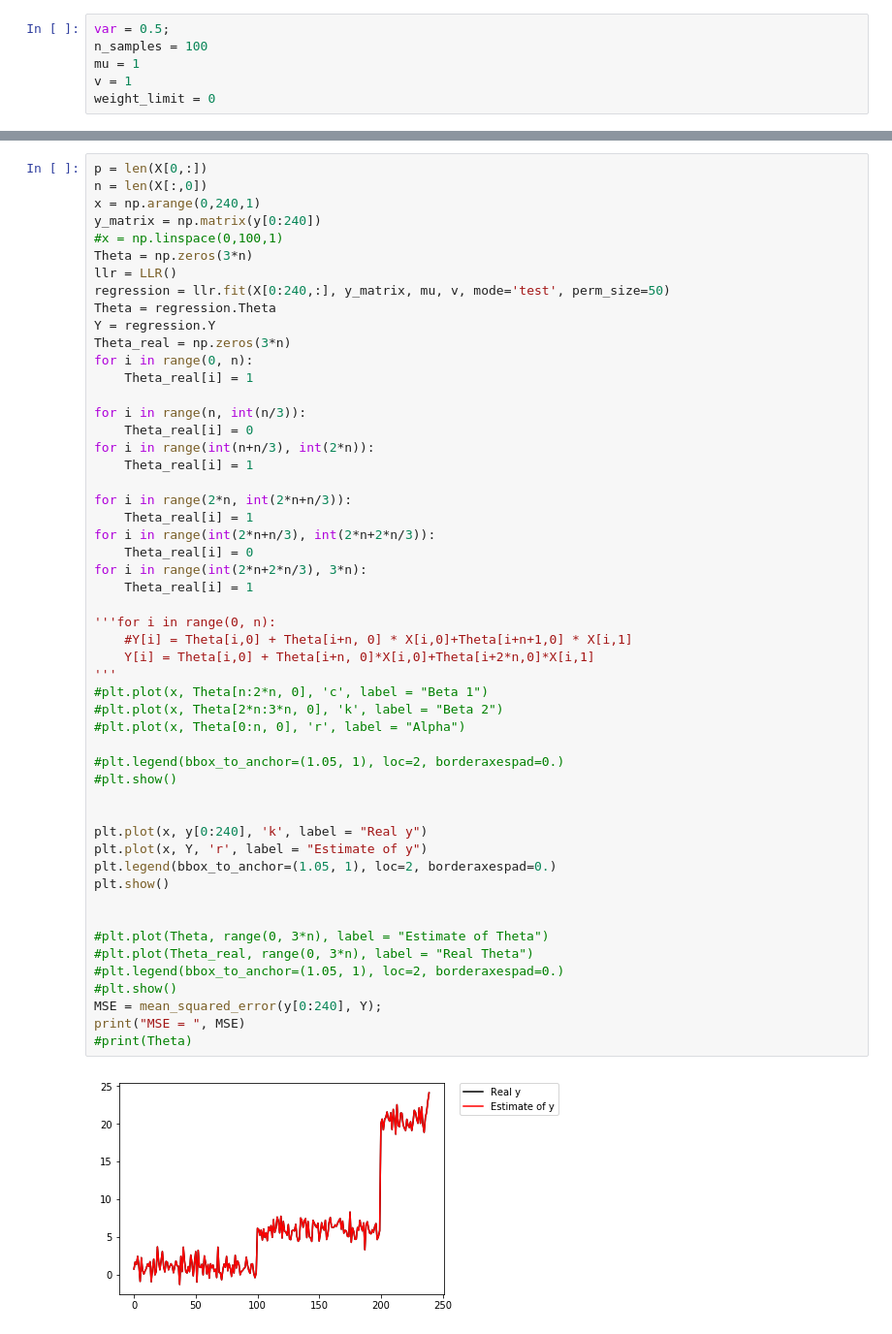
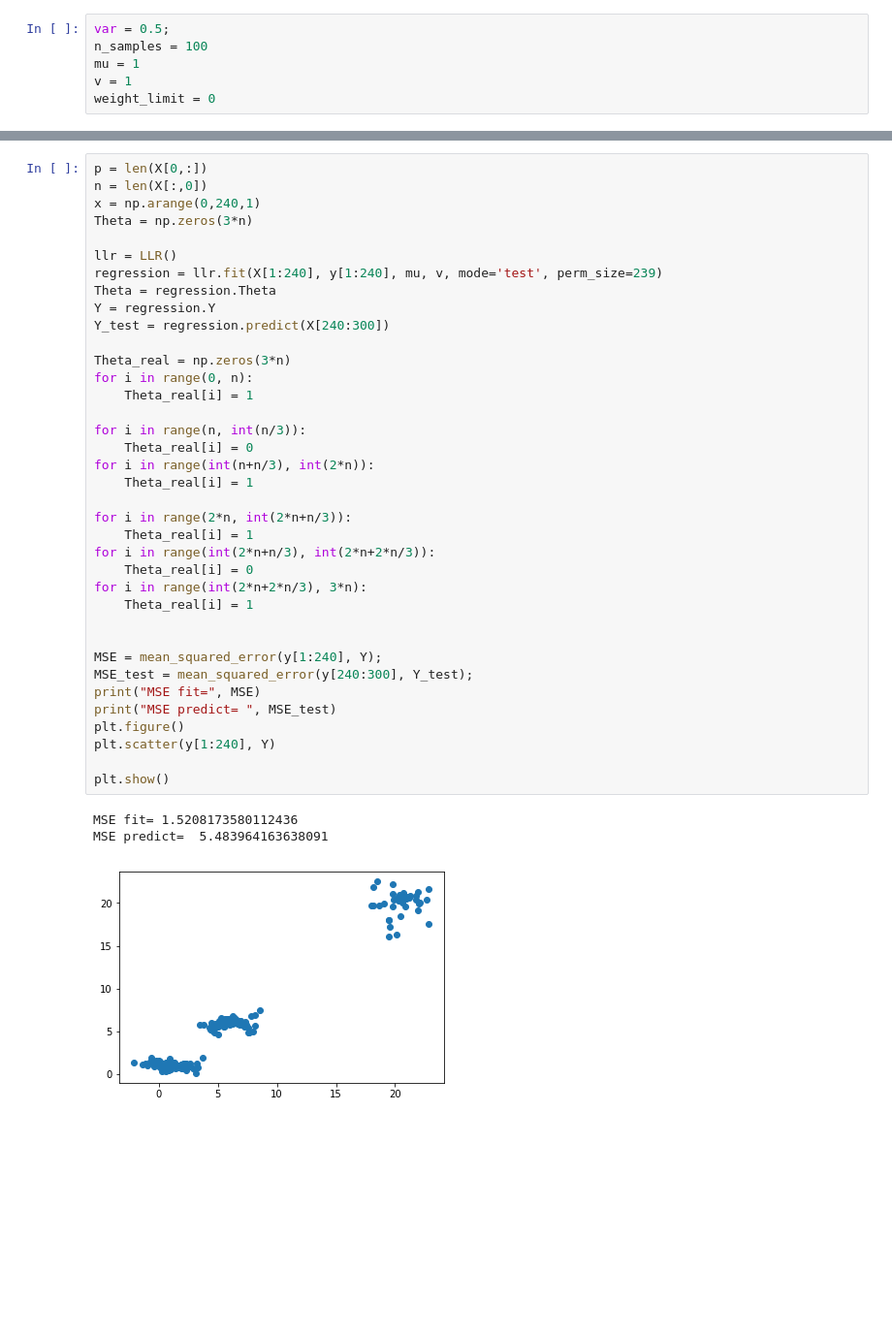
Before and after one commit to landreasyan/LLR, a Jupyter notebook: LLR.ipynb, the cells around one changed output, grey strips where cells are left out. Shown at 97% size. Cells and saved outputs as stored; diff of their text form; blank space fills up the shorter version.

```diff
--- a/LLR.ipynb
+++ b/LLR.ipynb
@@ -574,54 +306,41 @@ predict test mode
 # %%
 p = len(X[0,:])
 n = len(X[:,0])
 x = np.arange(0,240,1)
-y_matrix = np.matrix(y[0:240])
-#x = np.linspace(0,100,1)
 Theta = np.zeros(3*n)
+
 llr = LLR()
-regression = llr.fit(X[0:240,:], y_matrix, mu, v, mode='test', perm_size=50)
+regression = llr.fit(X[1:240], y[1:240], mu, v, mode='test', perm_size=239)
 Theta = regression.Theta
 Y = regression.Y
+Y_test = regression.predict(X[240:300])
+
 Theta_real = np.zeros(3*n)
 for i in range(0, n):
     Theta_real[i] = 1
 
 for i in range(n, int(n/3)):
     Theta_real[i] = 0
 for i in range(int(n+n/3), int(2*n)):
     Theta_real[i] = 1
 
 for i in range(2*n, int(2*n+n/3)):
     Theta_real[i] = 1
 for i in range(int(2*n+n/3), int(2*n+2*n/3)):
     Theta_real[i] = 0
 for i in range(int(2*n+2*n/3), 3*n):
     Theta_real[i] = 1
 
-'''for i in range(0, n):
-    #Y[i] = Theta[i,0] + Theta[i+n, 0] * X[i,0]+Theta[i+n+1,0] * X[i,1]
-    Y[i] = Theta[i,0] + Theta[i+n, 0]*X[i,0]+Theta[i+2*n,0]*X[i,1]
-'''
-#plt.plot(x, Theta[n:2*n, 0], 'c', label = "Beta 1")
-#plt.plot(x, Theta[2*n:3*n, 0], 'k', label = "Beta 2")
-#plt.plot(x, Theta[0:n, 0], 'r', label = "Alpha")
 
-#plt.legend(bbox_to_anchor=(1.05, 1), loc=2, borderaxespad=0.)
-#plt.show()
+MSE = mean_squared_error(y[1:240], Y);
+MSE_test = mean_squared_error(y[240:300], Y_test);
+print("MSE fit=", MSE)
+print("MSE predict= ", MSE_test)
+plt.figure()
+plt.scatter(y[1:240], Y)
 
-
-plt.plot(x, y[0:240], 'k', label = "Real y")
-plt.plot(x, Y, 'r', label = "Estimate of y")
-plt.legend(bbox_to_anchor=(1.05, 1), loc=2, borderaxespad=0.)
 plt.show()
-
-
-#plt.plot(Theta, range(0, 3*n), label = "Estimate of Theta")
-#plt.plot(Theta_real, range(0, 3*n), label = "Real Theta")
-#plt.legend(bbox_to_anchor=(1.05, 1), loc=2, borderaxespad=0.)
-#plt.show()
-MSE = mean_squared_error(y[0:240], Y);
-print("MSE = ", MSE)
-#print(Theta)
 # %% [output]
+MSE fit= 1.5208173580112436
+MSE predict=  5.483964163638091
-[figure, old version]
+[figure, new version]
```
Also changed, not shown: parts of 7 cells of this notebook, 1 other file.
